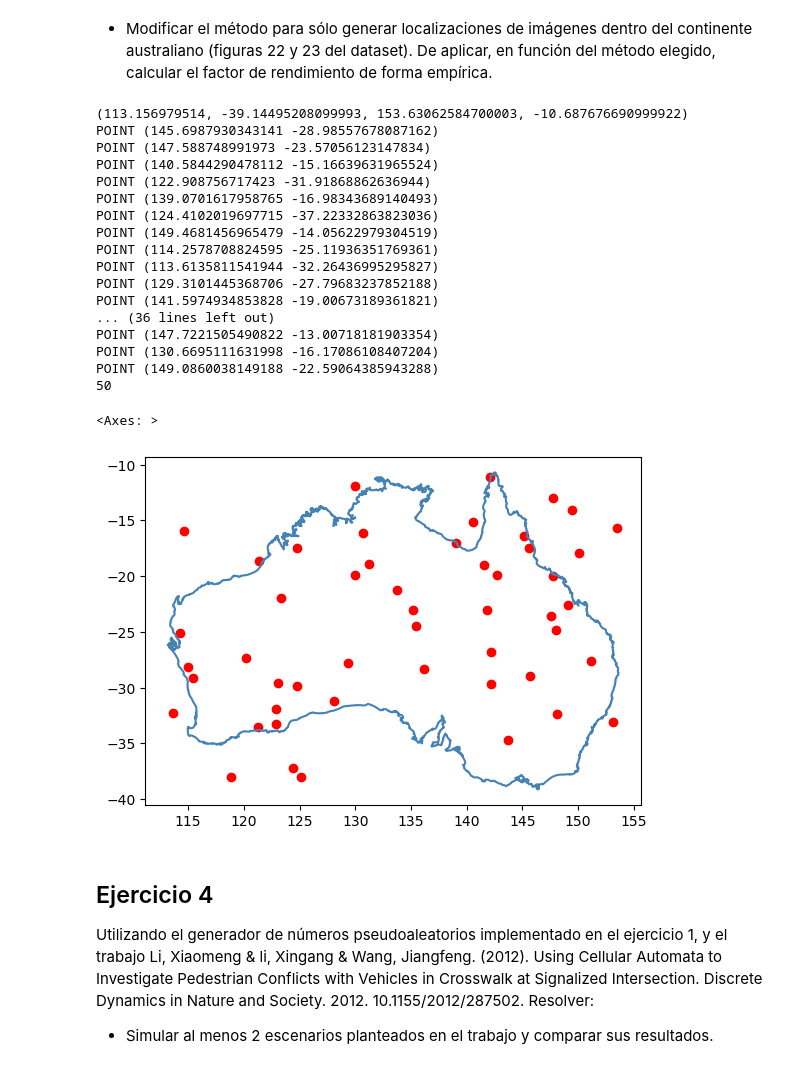
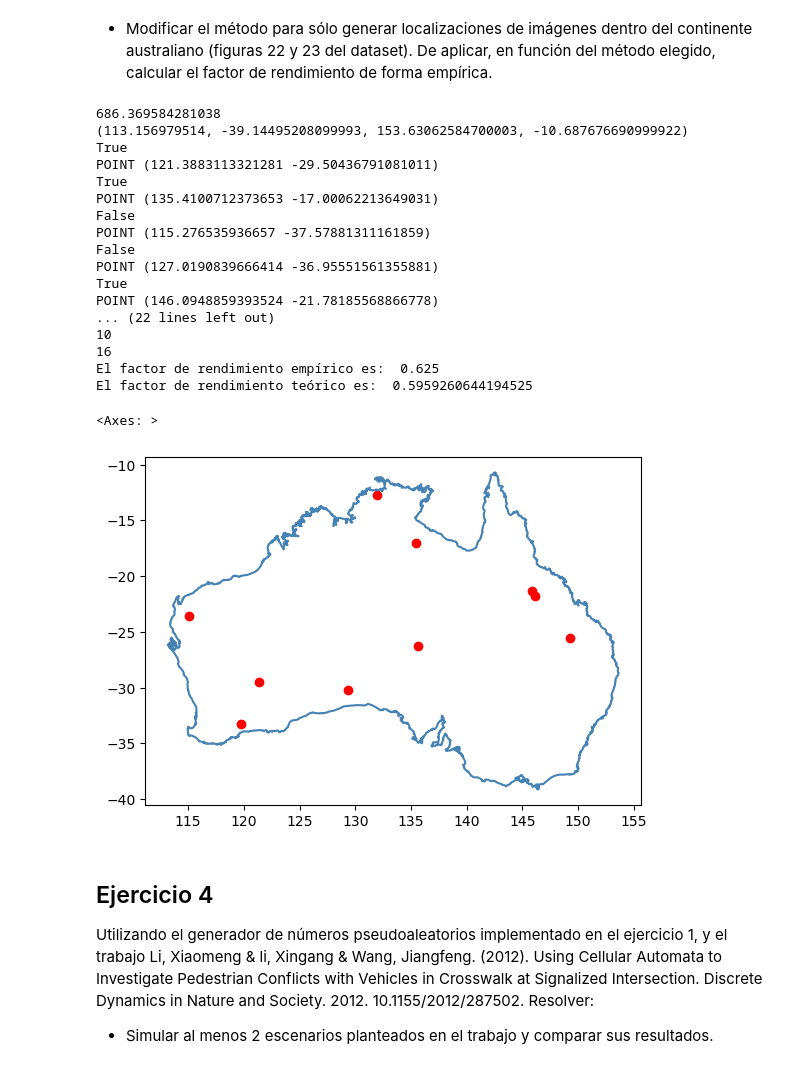
Before and after one commit to MartinCohen98/simulacion_tp1_grupo2_1c2024, a Jupyter notebook: mixmax_rng.ipynb, the cells around one changed output. Cells and saved outputs as stored; diff of their text form; code cells hidden in the pictures.

```diff
--- a/mixmax_rng.ipynb
+++ b/mixmax_rng.ipynb
@@ -208,7 +208,7 @@ ymax = 60.0
 xext = xmax - xmin
 yext = ymax - ymin
 
-pointcount = 1000
+pointcount = 2000
 
 points = []
 while len(points) < pointcount:
@@ -226,5 +226,5 @@ gs = gpd.GeoSeries(points)
 fig, ax = plt.subplots()
 
 gdf.plot(ax=ax, facecolor='none', edgecolor='steelblue')
-gs.plot(ax=ax, color='r')
+gs.plot(ax=ax, color='r', markersize=1)
 # %% [output]
@@ -238,61 +238,70 @@ calcular el factor de rendimiento de forma empírica.
 # %%
 import random
 import geopandas as gpd
+from shapely.ops import polygonize
 from shapely.geometry import Point
 
 filename = '../datasets ejercicio 3/WB_Coastlines_10m/WB_Coastlines_10m.shp'
 gdf = gpd.read_file(filename).iloc[[22, 23]]
 
 aoi_geom = gdf.unary_union
+polygon = list(polygonize(aoi_geom))[0]
+print(polygon.area)
 bounds = aoi_geom.bounds
 print(bounds)
 
 xmin, ymin, xmax, ymax = bounds
 
 xext = xmax - xmin
 yext = ymax - ymin
 
-pointcount = 50
-
+pointcount = 10
+i=0
 points = []
 while len(points) < pointcount:
     # generate a random x and y
     x = xmin + random.random() * xext
     y = ymin + random.random() * yext
     p = Point(x, y)
-    if aoi_geom.contains(p):  # check if point is inside geometry
+    if polygon.contains(p):  # check if point is inside geometry
         points.append(p) # should append here
-    points.append(p)
+    print(polygon.contains(p))
+    # points.append(p)
     print(p)
+    i += 1
 
 print(len(points))
+print(i)
+
+print('El factor de rendimiento empírico es: ', len(points) / i)
+print('El factor de rendimiento teórico es: ', polygon.area / (xext * yext))
 
 gs = gpd.GeoSeries(points)
 
 fig, ax = plt.subplots()
 
 gdf.plot(ax=ax, facecolor='none', edgecolor='steelblue')
 gs.plot(ax=ax, color='r')
 # %% [output]
+686.369584281038
 (113.156979514, -39.14495208099993, 153.63062584700003, -10.687676690999922)
-POINT (145.6987930343141 -28.98557678087162)
-POINT (147.588748991973 -23.57056123147834)
-POINT (140.5844290478112 -15.16639631965524)
-POINT (122.908756717423 -31.91868862636944)
-POINT (139.0701617958765 -16.98343689140493)
-POINT (124.4102019697715 -37.22332863823036)
-POINT (149.4681456965479 -14.05622979304519)
-POINT (114.2578708824595 -25.11936351769361)
-POINT (113.6135811541944 -32.26436995295827)
-POINT (129.3101445368706 -27.79683237852188)
-POINT (141.5974934853828 -19.00673189361821)
-... (36 lines left out)
-POINT (147.7221505490822 -13.00718181903354)
-POINT (130.6695111631998 -16.17086108407204)
-POINT (149.0860038149188 -22.59064385943288)
-50
+True
+POINT (121.3883113321281 -29.50436791081011)
+True
+POINT (135.4100712373653 -17.00062213649031)
+False
+POINT (115.276535936657 -37.57881311161859)
+False
+POINT (127.0190839666414 -36.95551561355881)
+True
+POINT (146.0948859393524 -21.78185568866778)
+... (22 lines left out)
+10
+16
+El factor de rendimiento empírico es:  0.625
+El factor de rendimiento teórico es:  0.5959260644194525
 <Axes: >
-[figure, old version]
+[figure, new version]
 # %% [markdown]
 ## Ejercicio 4
 
```
Also changed, not shown: parts of 1 cell of this notebook.
